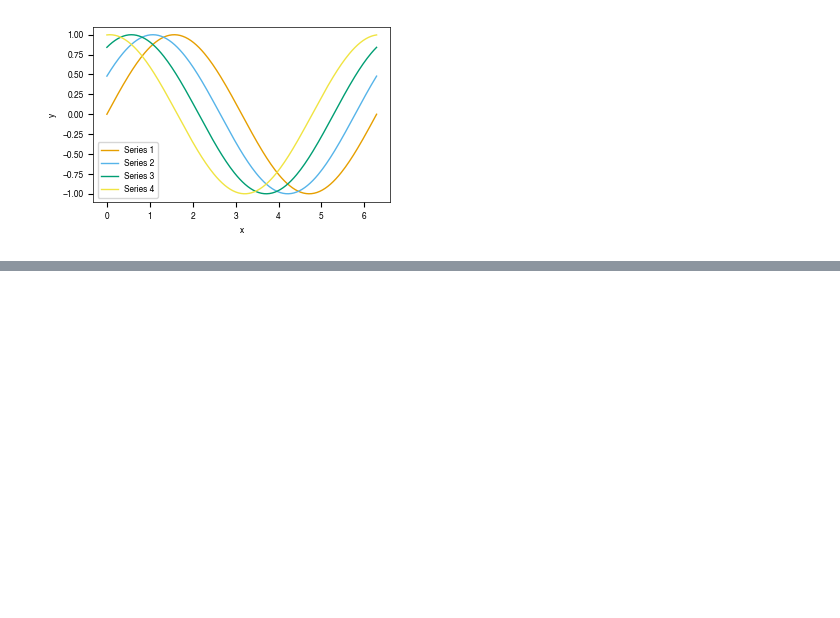
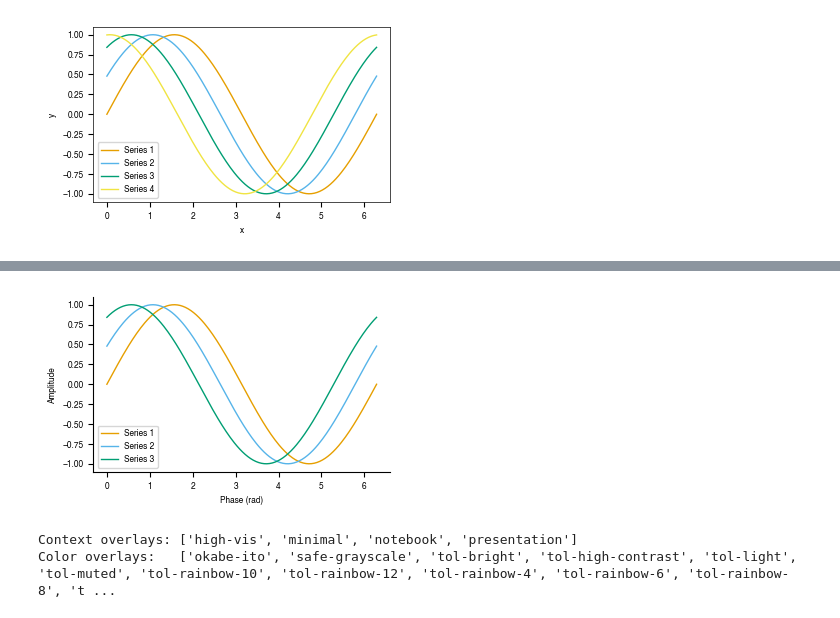
Before and after one commit to rahulkaushal04/plotstyle, a Jupyter notebook: examples/notebooks/01_quickstart.ipynb, the cells around one changed output, grey strips where cells are left out. Cells and saved outputs as stored; diff of their text form; code cells hidden in the pictures; blank space fills up the shorter version.

Commit message:
docs: improve examples, add overlays notebook, and fix image paths (#12)

```diff
--- a/examples/notebooks/01_quickstart.ipynb
+++ b/examples/notebooks/01_quickstart.ipynb
@@ -87,15 +109,17 @@ Each journal preset comes with a color palette designed to be readable by people
 # %%
-colors = plotstyle.palette("nature", n=4)
-print("Colors:", colors)
+with plotstyle.use("nature") as style:
+    colors = style.palette(n=4)
+    print("Colors:", colors)
 
-with plotstyle.use("nature"):
-    fig, ax = plotstyle.figure("nature")
+    fig, ax = style.figure(columns=1)
     for i, c in enumerate(colors):
         ax.plot(x, np.sin(x + i * 0.5), color=c, label=f"Series {i + 1}")
     ax.set_xlabel("x")
     ax.set_ylabel("y")
     ax.legend()
+
     plt.show()
+    plt.close(fig)
 # %% [output]
 Colors: ['#E69F00', '#56B4E9', '#009E73', '#F0E442']
 [figure]
@@ -106,11 +130,11 @@ Colors: ['#E69F00', '#56B4E9', '#009E73', '#F0E442']
 # %%
-with plotstyle.use("nature"):
-    fig, ax = plotstyle.figure("nature")
+with plotstyle.use("nature") as style:
+    fig, ax = style.figure(columns=1)
     ax.plot(x, np.sin(x))
     ax.set_xlabel("x")
     ax.set_ylabel("y")
 
-    report = plotstyle.validate(fig, journal="nature")
+    report = style.validate(fig)
     print(report)
     print(f"\nPassed: {report.passed}")
     plt.close(fig)
@@ -137,12 +160,12 @@ Passed: True
 # %%
-with plotstyle.use("nature"):
-    fig, ax = plotstyle.figure("nature")
+with plotstyle.use("nature") as style:
+    fig, ax = style.figure(columns=1)
     ax.plot(x, np.sin(x))
     ax.set_xlabel("Phase (rad)")
     ax.set_ylabel("Amplitude")
 
-    plotstyle.savefig(fig, OUTPUT_DIR / "quickstart_output.pdf", journal="nature")
+    style.savefig(fig, OUTPUT_DIR / "quickstart_output.pdf")
     plt.close(fig)
 
-print("Export complete.")
+print("Saved to output/quickstart_output.pdf")
 # %% [output]
@@ -155,0 +188,19 @@ Export complete.
+# %%
+# Nature style with the 'minimal' overlay: no top/right spines
+with plotstyle.use(["nature", "minimal"]) as style:
+    fig, ax = style.figure(columns=1)
+    for i, color in enumerate(style.palette(n=3)):
+        ax.plot(x, np.sin(x + i * 0.5), color=color, label=f"Series {i + 1}")
+    ax.set_xlabel("Phase (rad)")
+    ax.set_ylabel("Amplitude")
+    ax.legend()
+    plt.show()
+    plt.close(fig)
+
+# List all available overlays
+print("Context overlays:", plotstyle.list_overlays(category="context"))
+print("Color overlays:  ", plotstyle.list_overlays(category="color"))
+# %% [output]
+[figure, added]
+Context overlays: ['high-vis', 'minimal', 'notebook', 'presentation']
+Color overlays:   ['okabe-ito', 'safe-grayscale', 'tol-bright', 'tol-high-contrast', 'tol-light', 'tol-muted', 'tol-rainbow-10', 'tol-rainbow-12', 'tol-rainbow-4', 'tol-rainbow-6', 'tol-rainbow-8', 't ...
```
Also changed, not shown: parts of 13 cells of this notebook, 20 other files.
